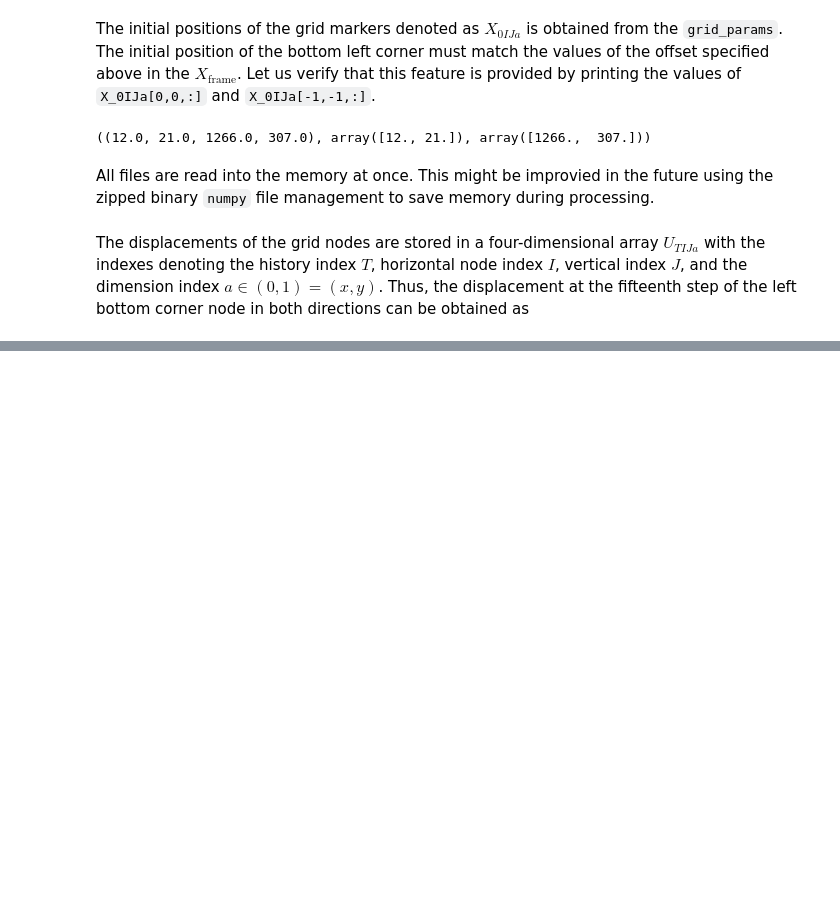
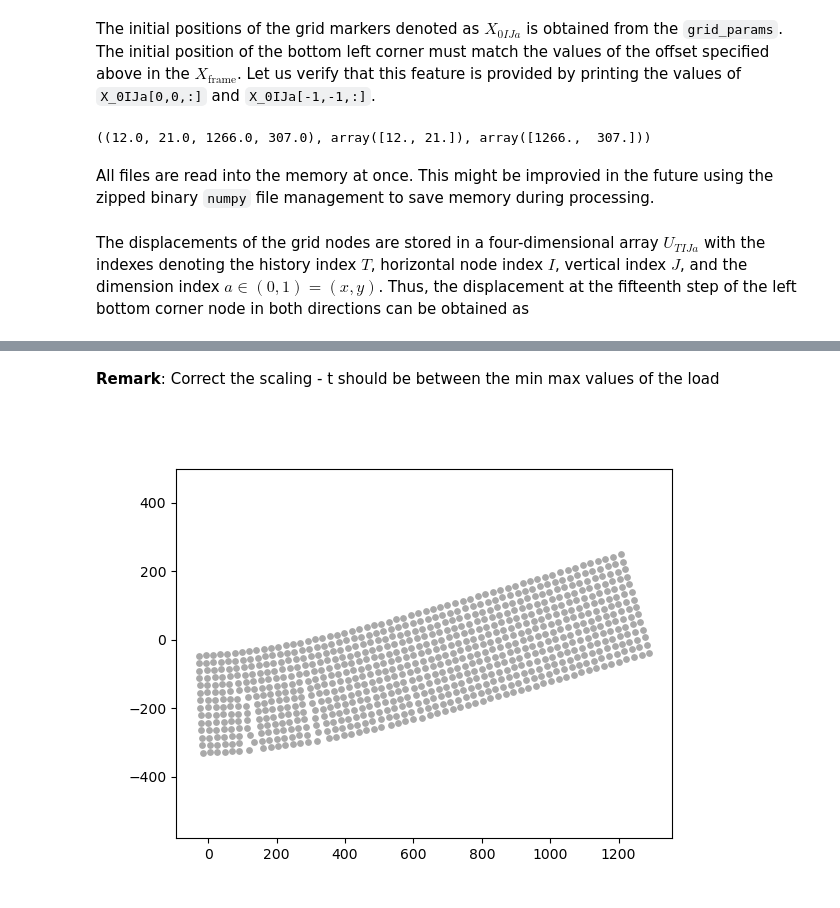
Before and after one commit to bmcs-group/bmcs_shear_zone, a Jupyter notebook: bmcs_shear/dic_crack/dic_grid.ipynb, the cells around one changed output, grey strips where cells are left out. Cells and saved outputs as stored; diff of their text form; code cells hidden in the pictures; blank space fills up the shorter version.

```diff
--- a/bmcs_shear/dic_crack/dic_grid.ipynb
+++ b/bmcs_shear/dic_crack/dic_grid.ipynb
@@ -247,0 +259,7 @@ array([[[  12.,   21.],
+# %% [markdown]
+**Remark**: Correct the scaling - t should be between the min max values of the load
+# %%
+_, ax = plt.subplots(1,1)
+dic_grid.plot_grid(ax)
+# %% [output]
+[figure, added]
```
Also changed, not shown: parts of 18 cells of this notebook, 1 other file.
